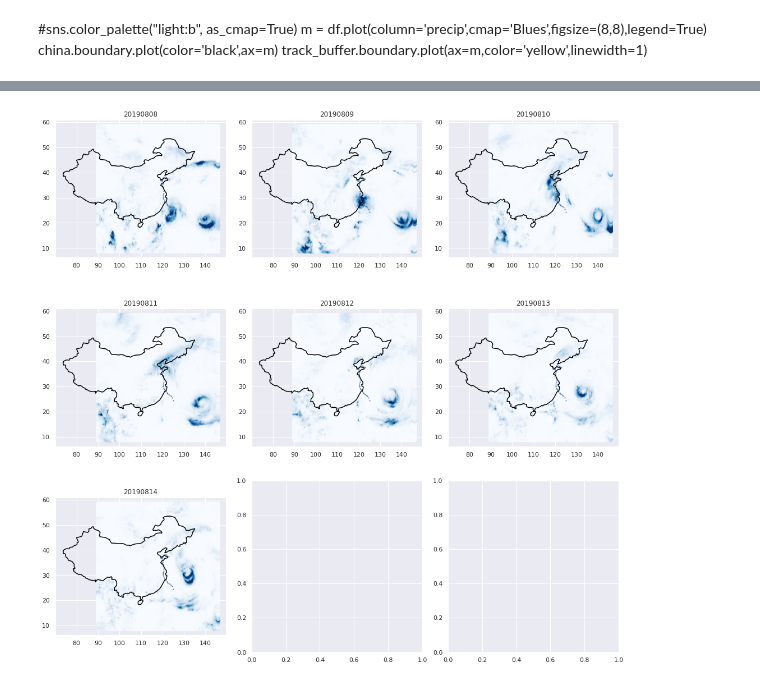
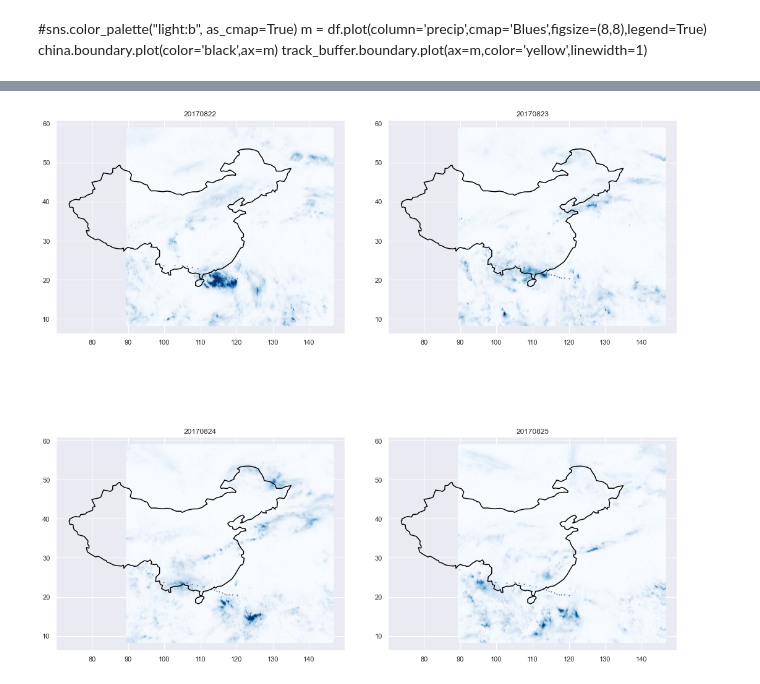
Before and after one commit to luxizhou/Precipitation_Scripts, a Jupyter notebook: Plot_data.ipynb, the cells around one changed output, grey strips where cells are left out. Cells and saved outputs as stored; diff of their text form; code cells hidden in the pictures.

Commit message:
More Plots
1. Add file path in Windows (Dell Laptop)
2. Add CMPA data and plot (to be checked).

```diff
--- a/Plot_data.ipynb
+++ b/Plot_data.ipynb
@@ -17,8 +17,11 @@ shapely.speedups.enabled
 %matplotlib inline
 # %%
 # IMERG data folder
-IMERG_folder = '/home/lzhou/Precipitation/IMERG/'
-
+#IMERG_folder = '/home/lzhou/Precipitation/IMERG/'
+IMERG_folder = r'D:\Precipitation\IMERG'
 # load track nodes that are within 500km of China boundary
-infile = '/home/lzhou/Precipitation/Precipitation_Scripts/Output/CMA_Tracks_Nodes_500km_wgs84.shp'
+#infile = '/home/lzhou/Precipitation/Precipitation_Scripts/Output/CMA_Tracks_Nodes_500km_wgs84.shp'
+infile = r'D:/GitHub/Precipitation_Scripts/Output/CMA_Tracks_Nodes_500km.shp'
 nodes = gpd.read_file(infile)
+nodes_wgs84 = nodes.copy()
+nodes_wgs84 = nodes_wgs84.to_crs(epsg=4326)
@@ -72,7 +77,9 @@ init_epsg = 4326
 # %%
 #m=china.boundary.plot()
 #nodes[(nodes.Year==2018)&(nodes.InYearID==9)].plot(ax=m)
-track = nodes[(nodes.Year==2019)&(nodes.InYearID==12)].reset_index(drop=True)
+#track = nodes_wgs84[(nodes_wgs84.Year==2019)&(nodes_wgs84.InYearID==12)].reset_index(drop=True) # Lekima
+track = nodes_wgs84[(nodes_wgs84.Year==2017)&(nodes_wgs84.InYearID==14)].reset_index(drop=True) # Hato
+
 #print(track.head(1))
 #print(track.tail(1))
 # %%
@@ -97,14 +104,3 @@ df.crs = CRS.from_epsg(4326)
 m = df.plot(column='precip',cmap='Blues',figsize=(8,8),legend=True)
 china.boundary.plot(color='black',ax=m)
 track_buffer.boundary.plot(ax=m,color='yellow',linewidth=1)
-# %%
-# check dimensions from IMERG data (ds)
-lons = ds['lon'][:]
-lats = ds['lat'][:]
-precip = ds['precipitationCal'][0,:,:]
-lat1, lon1 = np.meshgrid(lats, lons)
-lon2, lat2 = np.meshgrid(lons, lats)
-
-print(np.shape(lat1),np.shape(lon1))
-print(np.shape(lat2),np.shape(lat2))
-print(np.shape(precip))
@@ -132,7 +148,7 @@ for ii in np.arange(0,len(filenames)):
 #print(fn)
 
     ds = nc.Dataset(infile,'r')
-    precip = ds['precipitationCal'][0,idx1:idx2+1,idy1:idy2+1]
+    precip = ds['precipitationCal'][0,idlon1:idlon2+1,idlat1:idlat2+1]
     precip1d = np.reshape(precip,-1)
     dummy = np.array([lat1d,lon1d,precip1d])
     print(dummy.shape)
@@ -166,5 +180,6 @@ precip_daily.crs = CRS.from_epsg(init_epsg)
 # %%
-fig, axs = plt.subplots(3,3,figsize=(18,18))
+%%time
+fig, axs = plt.subplots(2,2,figsize=(18,18))
 fig.subplots_adjust(hspace =0.1, wspace=0.15)
 axs = axs.ravel()
 jj = 0
@@ -179,5 +194,5 @@ for name, group in grouped:
 
     jj = jj+1
 
-fig.savefig('2019_Lekima2.png')
+fig.savefig('2017_Hato.png')
 # %% [output]
@@ -184 +200 @@ fig.savefig('2019_Lekima2.png')
-[figure, old version]
+[figure, new version]
```
Also changed, not shown: parts of 18 cells of this notebook, 19 other files.
